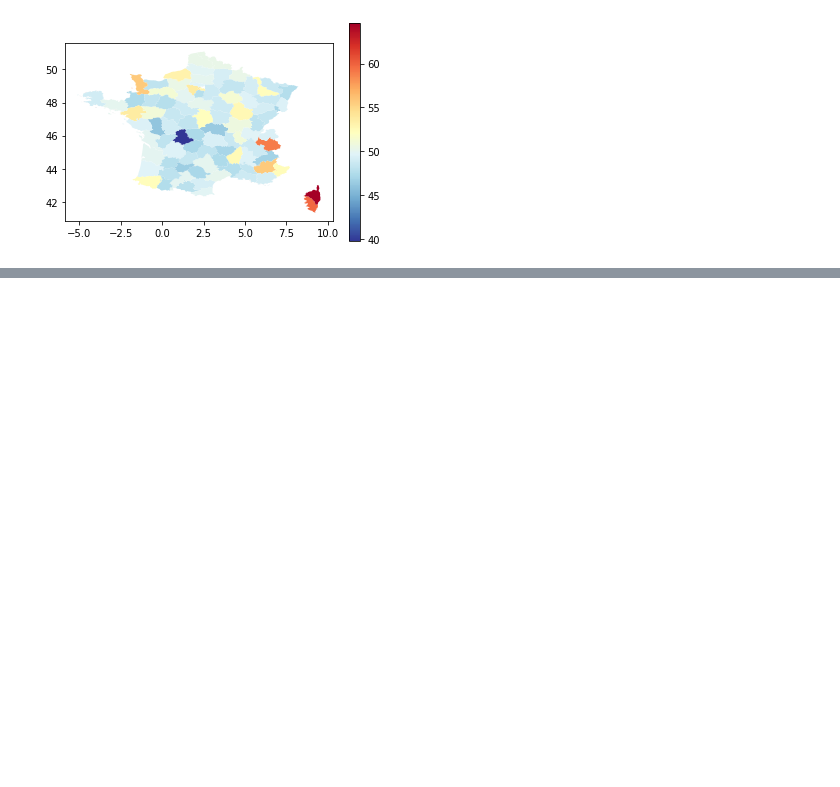
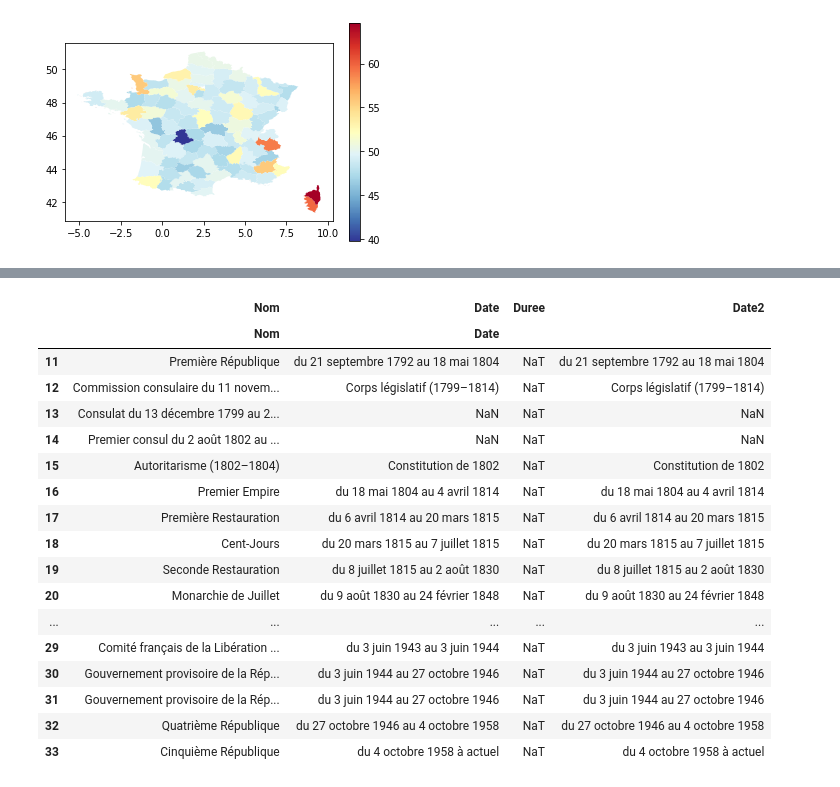
Before and after one commit to dusylvain/Projet-Python-deputes, a Jupyter notebook: statistiques_descriptives_depute (1).ipynb, the cells around one changed output, grey strips where cells are left out. Drawn from its saved outputs; the diff is of its cells as text; code cells hidden in the pictures; blank space fills up the shorter version.

```diff
--- a/statistiques_descriptives_depute (1).ipynb
+++ b/statistiques_descriptives_depute (1).ipynb
@@ -208,0 +209,14 @@ df.plot(column='age moyen des deputes', cmap='RdYlBu_r', legend=True)
+# %%
+reg_possible=list(mandat_dep['Régime politique'].unique())#une liste de tous les régimes
+reg_possible.remove(np.nan)
+df=age_dep.reset_index()
+w,x,y,z=[],[],[],[]
+for reg in reg_possible :
+    w+=[df[df['Régime politique']==reg]['age en année'].mean()]#on prend la moyenne d'age dans ce régime
+    x+=[len(df[df['Régime politique']==reg])]#on compte le nombre total de mandat dans le régime
+    y+=[len(df[df['Régime politique']==reg]['Nom'].unique())]#Puis le nombre de députés différent
+    z+=[x[-1]/y[-1]] #Ceci est le nombre moyen de mandat par député
+
+carac_reg_bis=np.array([w, x, y, z])#on crée un dataframe avec les informations
+table_reg = pd.DataFrame(carac_reg_bis, index=['age moyen des deputes', 'nombre_mandat', 'nombre député','nombre moyen de mandats par député'],columns=reg_possible)
+table_reg.head()
@@ -208,0 +229,17 @@ df.plot(column='age moyen des deputes', cmap='RdYlBu_r', legend=True)
+# %%
+
+import urllib#pour récupérer les données
+import bs4#pour rendre lisibles les données
+import re
+def Scrap (url):
+    req = urllib.request.Request(url)
+    html = urllib.request.urlopen(req).read()
+    page = bs4.BeautifulSoup(html, "lxml")
+    return page
+def ToDf (table) :
+    Listgrossiere=pd.read_html(str(table))#on transforme le tableau en liste de dataframes
+    listeDf=Listgrossiere[0]#on récupère le dataframe
+    return listeDf
+page=Scrap('https://fr.wikipedia.org/wiki/Liste_des_r%C3%A9gimes_fran%C3%A7ais')
+table = page.find('table')#on récupère le seul tableau de la page qui liste des députés
+listeReg=ToDf(table)
@@ -208,0 +267,26 @@ df.plot(column='age moyen des deputes', cmap='RdYlBu_r', legend=True)
+# %%
+listeReg=listeReg[['Nom','Date']][11:34]#on enlève les lignes correspondants aux régimes trop anciens
+# %%
+#listeReg['Debut']=listeReg['Date'].apply(lambda x: x.findAll('()au'))
+listeReg['Date2']=listeReg['Date'].apply(lambda x: x.replace('du','').replace('au', '/'))
+listeReg["Duree"]=listeReg["Date2"].apply(lambda x: transtype_date(x))
+listeReg
+# %% [output]
+|  | Nom | Date | Duree | Date2 |
+|  | Nom | Date |  |  |
+| 11 | Première République | du 21 septembre 1792 au 18 mai 1804 | NaT | du 21 septembre 1792 au 18 mai 1804 |
+| 12 | Commission consulaire du 11 novem... | Corps législatif (1799–1814) | NaT | Corps législatif (1799–1814) |
+| 13 | Consulat du 13 décembre 1799 au 2... | NaN | NaT | NaN |
+| 14 | Premier consul du 2 août 1802 au ... | NaN | NaT | NaN |
+| 15 | Autoritarisme (1802–1804) | Constitution de 1802 | NaT | Constitution de 1802 |
+| 16 | Premier Empire | du 18 mai 1804 au 4 avril 1814 | NaT | du 18 mai 1804 au 4 avril 1814 |
+| 17 | Première Restauration | du 6 avril 1814 au 20 mars 1815 | NaT | du 6 avril 1814 au 20 mars 1815 |
+| 18 | Cent-Jours | du 20 mars 1815 au 7 juillet 1815 | NaT | du 20 mars 1815 au 7 juillet 1815 |
+| 19 | Seconde Restauration | du 8 juillet 1815 au 2 août 1830 | NaT | du 8 juillet 1815 au 2 août 1830 |
+| 20 | Monarchie de Juillet | du 9 août 1830 au 24 février 1848 | NaT | du 9 août 1830 au 24 février 1848 |
+| ... | ... | ... | ... | ... |
+| 29 | Comité français de la Libération ... | du 3 juin 1943 au 3 juin 1944 | NaT | du 3 juin 1943 au 3 juin 1944 |
+| 30 | Gouvernement provisoire de la Rép... | du 3 juin 1944 au 27 octobre 1946 | NaT | du 3 juin 1944 au 27 octobre 1946 |
+| 31 | Gouvernement provisoire de la Rép... | du 3 juin 1944 au 27 octobre 1946 | NaT | du 3 juin 1944 au 27 octobre 1946 |
+| 32 | Quatrième République | du 27 octobre 1946 au 4 octobre 1958 | NaT | du 27 octobre 1946 au 4 octobre 1958 |
+| 33 | Cinquième République | du 4 octobre 1958 à actuel | NaT | du 4 octobre 1958 à actuel |
```
Also changed, not shown: parts of 18 cells of this notebook.
